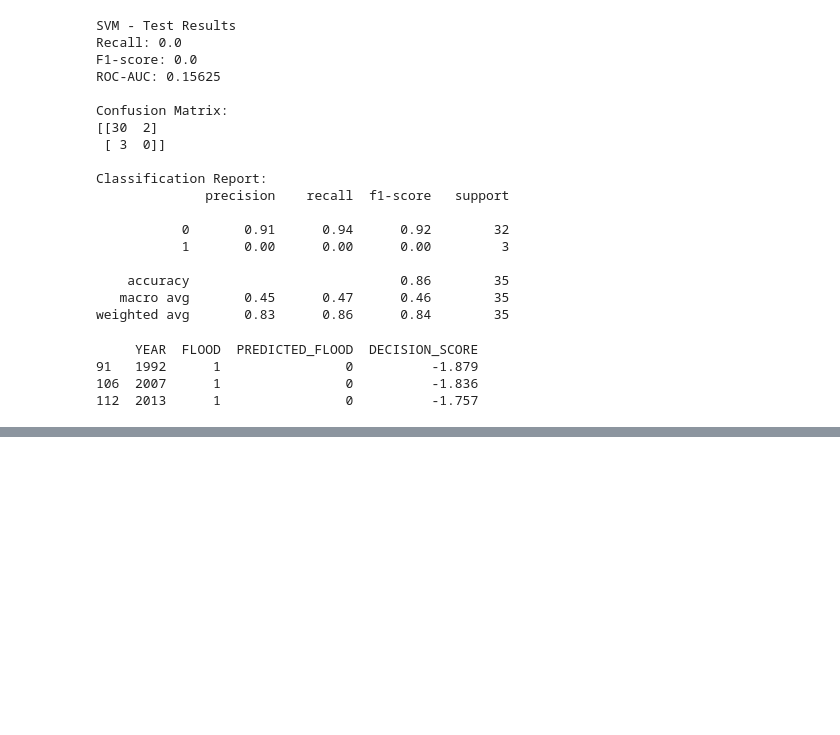
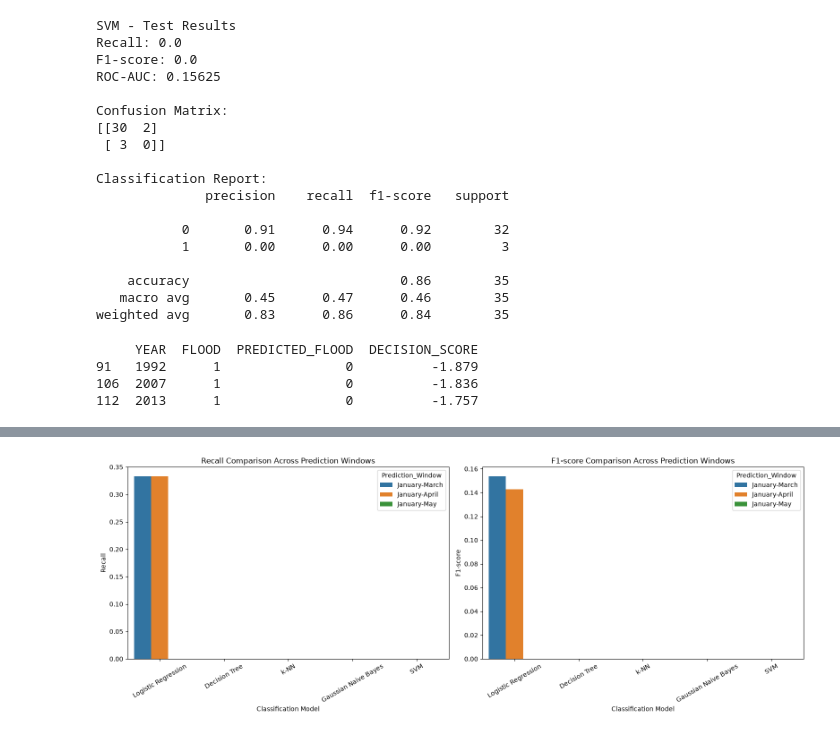
Before and after one commit to meppyy/kerala-flood-year-prediction, a Jupyter notebook: notebooks/03_model_development.ipynb, the cells around one changed output, grey strips where cells are left out. Drawn from its saved outputs; the diff is of its cells as text; code cells hidden in the pictures; blank space fills up the shorter version.

Commit message:
add prediction window comparisons and evaluation figures

```diff
--- a/notebooks/03_model_development.ipynb
+++ b/notebooks/03_model_development.ipynb
@@ -813,0 +1109,20 @@ print(
+# %%
+# Combine the three prediction-window results
+all_test_results = pd.concat([
+    jan_mar_test_summary.assign(
+        Prediction_Window="January-March"
+    ),
+    jan_apr_test_summary.assign(
+        Prediction_Window="January-April"
+    ),
+    jan_may_test_summary.assign(
+        Prediction_Window="January-May"
+    )
+], ignore_index=True)
+
+# Organise the columns
+all_test_results = all_test_results[
+    ["Prediction_Window", "Model", "Recall", "F1-score", "ROC-AUC"]
+]
+
+print(all_test_results.round(3).to_string(index=False))
@@ -813,0 +1232,47 @@ print(
+# %%
+import matplotlib.pyplot as plt
+import seaborn as sns
+
+# Create two comparison plots
+fig, axes = plt.subplots(1, 2, figsize=(16, 6))
+
+# Recall comparison
+sns.barplot(
+    data=all_test_results,
+    x="Model",
+    y="Recall",
+    hue="Prediction_Window",
+    ax=axes[0]
+)
+
+axes[0].set_title("Recall Comparison Across Prediction Windows")
+axes[0].set_xlabel("Classification Model")
+axes[0].set_ylabel("Recall")
+axes[0].tick_params(axis="x", rotation=30)
+
+# F1-score comparison
+sns.barplot(
+    data=all_test_results,
+    x="Model",
+    y="F1-score",
+    hue="Prediction_Window",
+    ax=axes[1]
+)
+
+axes[1].set_title("F1-score Comparison Across Prediction Windows")
+axes[1].set_xlabel("Classification Model")
+axes[1].set_ylabel("F1-score")
+axes[1].tick_params(axis="x", rotation=30)
+
+plt.tight_layout()
+
+# Save figure
+plt.savefig(
+    "../figures/05_test_recall_f1_comparison.png",
+    dpi=300,
+    bbox_inches="tight"
+)
+
+plt.show()
+# %% [output]
+[figure, added]
```
Also changed, not shown: parts of 14 cells of this notebook, 6 other files.
